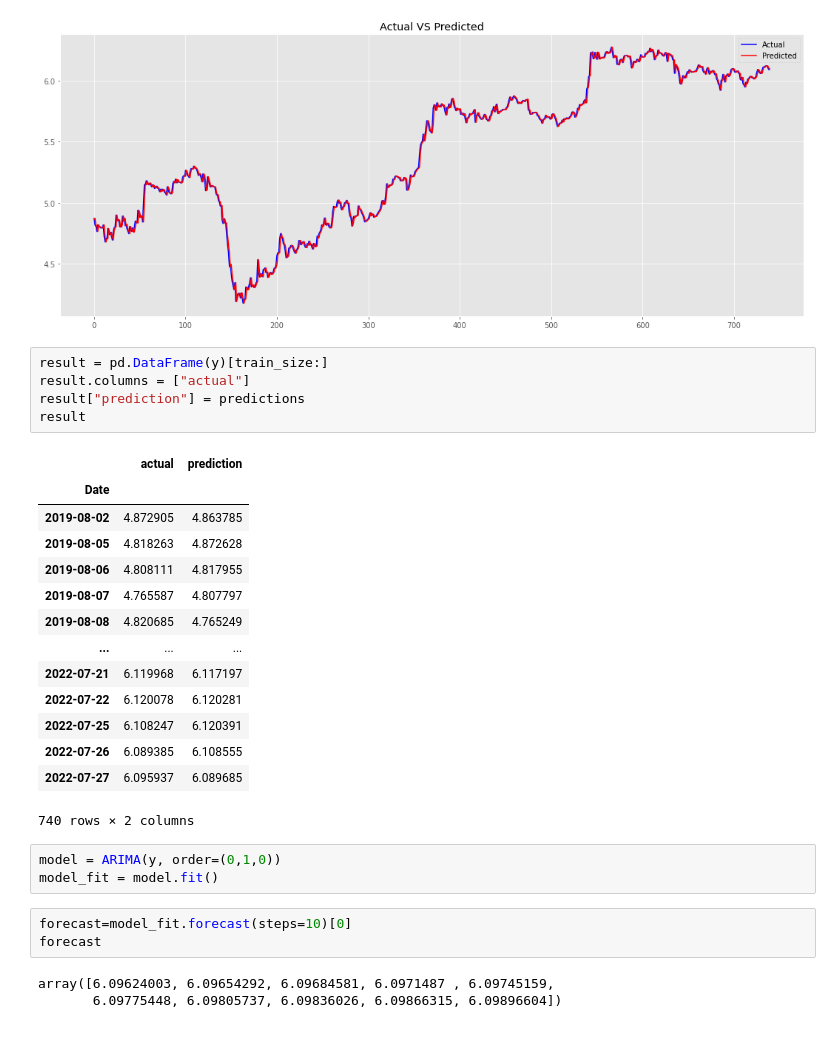
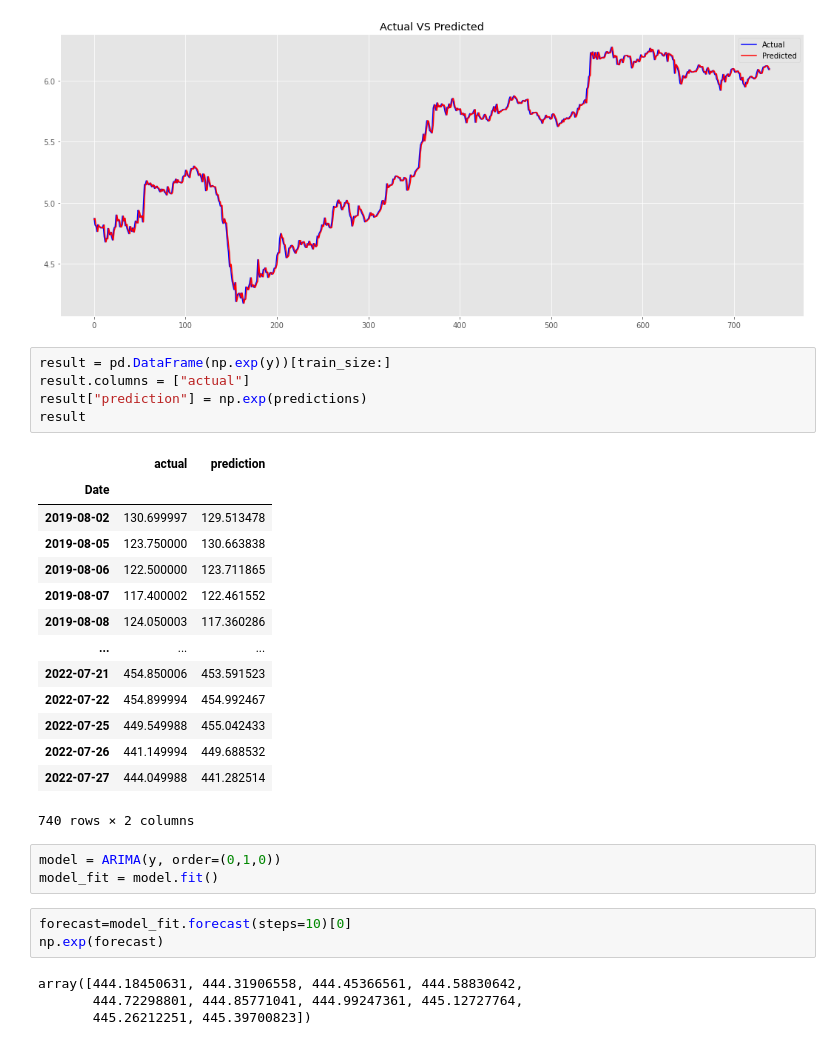
Before and after one commit to renkuntlamahessh/Tata-Motors-Project-, a Jupyter notebook: TATA_Motors_Stock_market_Forecasting_V3.ipynb, the cells around one changed output. Saved outputs shown, nothing was run; the diff lists cells and outputs as text.

```diff
--- a/TATA_Motors_Stock_market_Forecasting_V3.ipynb
+++ b/TATA_Motors_Stock_market_Forecasting_V3.ipynb
@@ -513,31 +525,32 @@ plt.show(block = False)
 # %% [output]
 [figure]
 # %%
-result = pd.DataFrame(y)[train_size:]
+result = pd.DataFrame(np.exp(y))[train_size:]
 result.columns = ["actual"]
-result["prediction"] = predictions
+result["prediction"] = np.exp(predictions)
 result
 # %% [output]
 |  | actual | prediction |
 | Date |  |  |
-| 2019-08-02 | 4.872905 | 4.863785 |
-| 2019-08-05 | 4.818263 | 4.872628 |
-| 2019-08-06 | 4.808111 | 4.817955 |
-| 2019-08-07 | 4.765587 | 4.807797 |
-| 2019-08-08 | 4.820685 | 4.765249 |
+| 2019-08-02 | 130.699997 | 129.513478 |
+| 2019-08-05 | 123.750000 | 130.663838 |
+| 2019-08-06 | 122.500000 | 123.711865 |
+| 2019-08-07 | 117.400002 | 122.461552 |
+| 2019-08-08 | 124.050003 | 117.360286 |
 | ... | ... | ... |
-| 2022-07-21 | 6.119968 | 6.117197 |
-| 2022-07-22 | 6.120078 | 6.120281 |
-| 2022-07-25 | 6.108247 | 6.120391 |
-| 2022-07-26 | 6.089385 | 6.108555 |
-| 2022-07-27 | 6.095937 | 6.089685 |
+| 2022-07-21 | 454.850006 | 453.591523 |
+| 2022-07-22 | 454.899994 | 454.992467 |
+| 2022-07-25 | 449.549988 | 455.042433 |
+| 2022-07-26 | 441.149994 | 449.688532 |
+| 2022-07-27 | 444.049988 | 441.282514 |
 740 rows × 2 columns
 # %%
 model = ARIMA(y, order=(0,1,0))
 model_fit = model.fit()
 # %%
 forecast=model_fit.forecast(steps=10)[0]
-forecast
+np.exp(forecast)
 # %% [output]
-array([6.09624003, 6.09654292, 6.09684581, 6.0971487 , 6.09745159,
-       6.09775448, 6.09805737, 6.09836026, 6.09866315, 6.09896604])
+array([444.18450631, 444.31906558, 444.45366561, 444.58830642,
+       444.72298801, 444.85771041, 444.99247361, 445.12727764,
+       445.26212251, 445.39700823])
```
Also changed, not shown: parts of 3 cells of this notebook.
